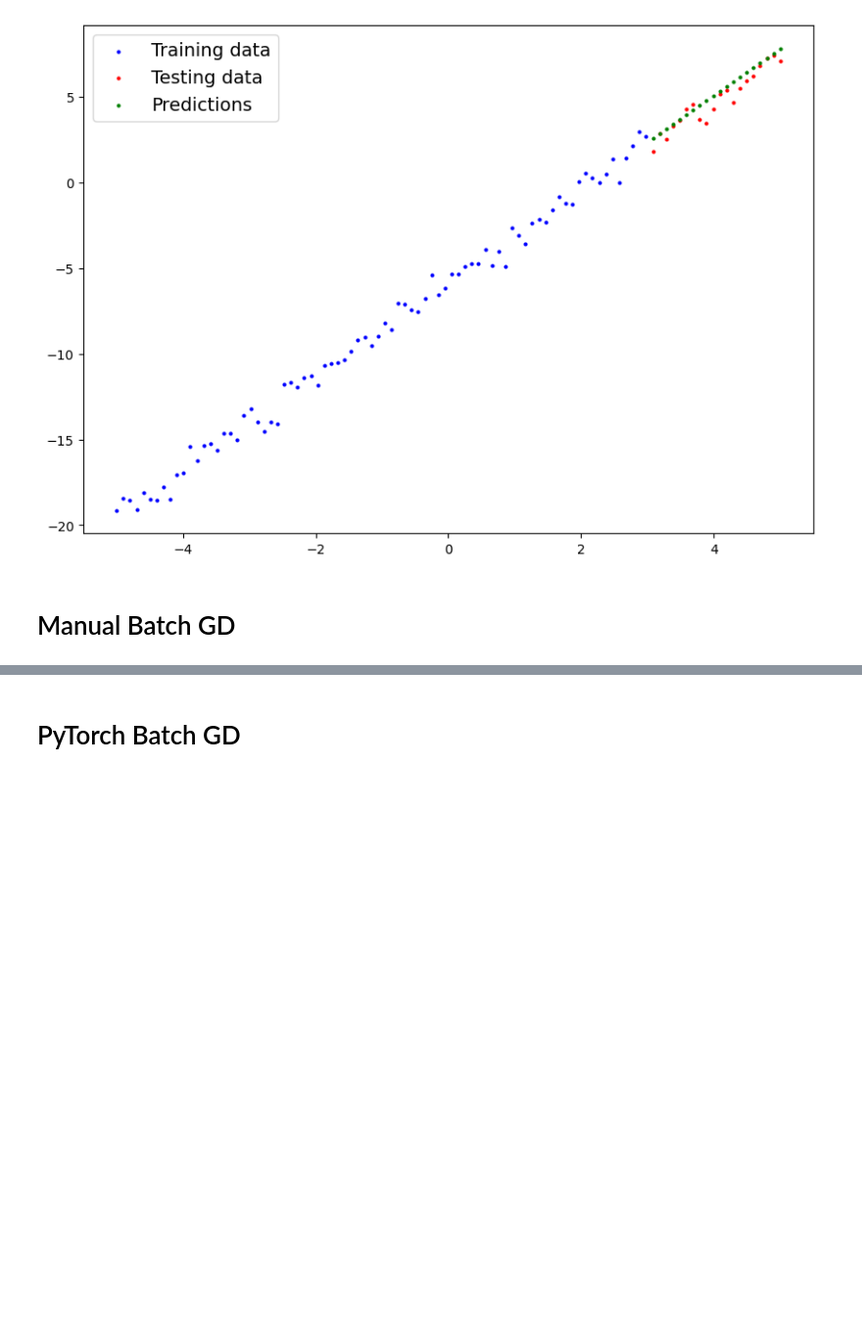
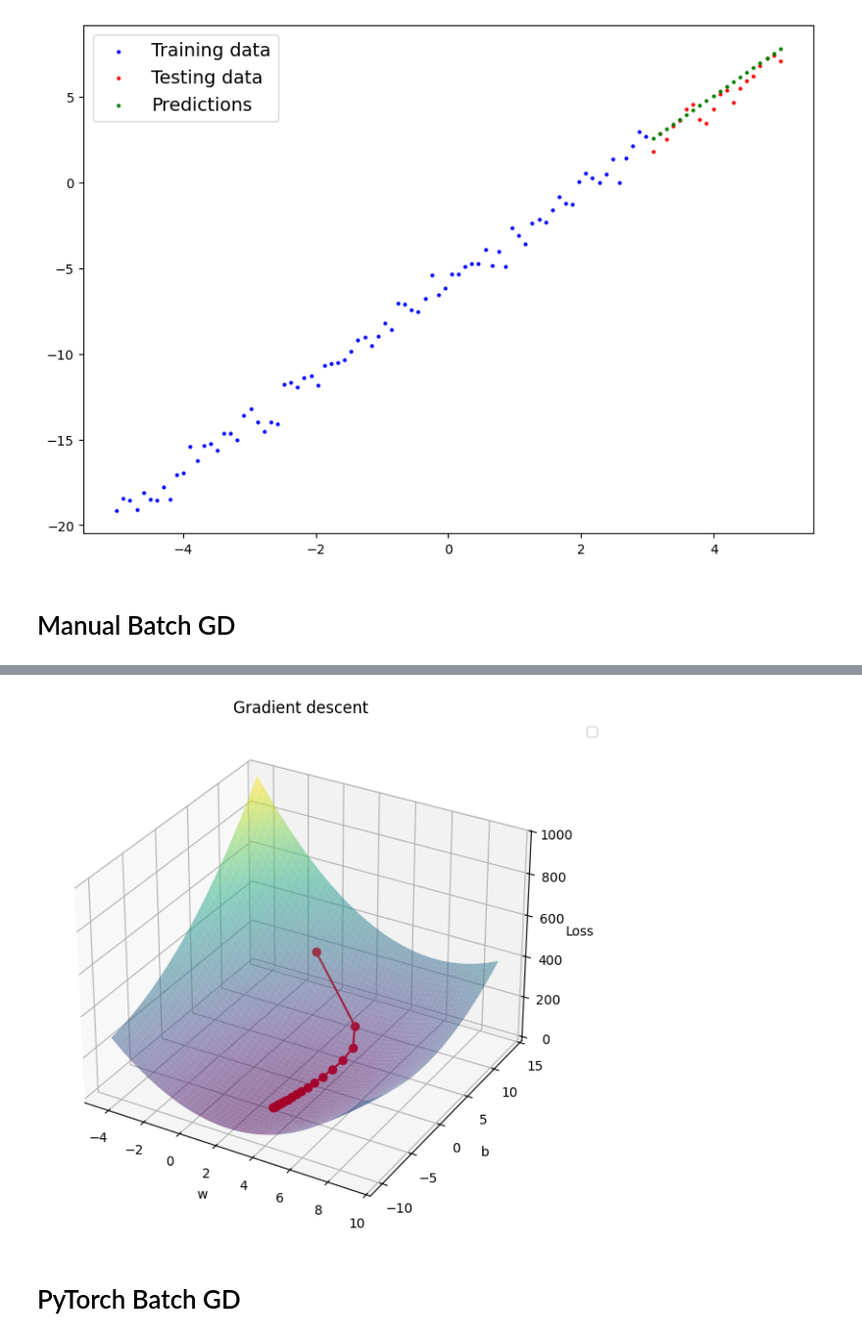
Before and after one commit to Siuuuuuu0/ML-DL, a Jupyter notebook: LinearRegression.ipynb, the cells around one changed output, grey strips where cells are left out. Shown at 98% size. Saved outputs shown, nothing was run; the diff lists cells and outputs as text; code cells hidden in the pictures; blank space fills up the shorter version.

```diff
--- a/LinearRegression.ipynb
+++ b/LinearRegression.ipynb
@@ -161,3 +165,30 @@ plot_loss_values(epoch_count, loss_values, test_loss_values)
+# %%
+calculated_b = np.array(calculated_b)
+calculated_w = np.array(calculated_w)
+
+w_vals = np.linspace(calculated_w.min()-5, calculated_w.max()+5, 50)
+b_vals = np.linspace(calculated_b.min()-5, calculated_b.max()+5, 50)
+W, B = np.meshgrid(w_vals, b_vals)
+Loss = np.zeros_like(W)
+
+for i in range(W.shape[0]):
+    for j in range(W.shape[1]):
+        y_pred = W[i,j]*X_train.detach().numpy() + B[i,j]
+        Loss[i,j] = ((y_train.detach().numpy() - y_pred)**2).mean()
+
+fig = plt.figure(figsize=(10,7))
+ax = fig.add_subplot(111, projection='3d')
+ax.plot_surface(W, B, Loss, alpha=0.5, cmap='viridis')
+
+ax.plot(calculated_w, calculated_b, loss_values, color='r', marker='o')
+ax.set_xlabel("w")
+ax.set_ylabel("b")
+ax.set_zlabel("Loss")
+ax.legend(loc='upper left', bbox_to_anchor=(1.05, 1))
+plt.title("Gradient descent")
+plt.show()
+# %% [output]
+[figure, added]
 # %% [markdown]
 # PyTorch Batch GD
 # %%
```
Also changed, not shown: parts of 5 cells of this notebook.
